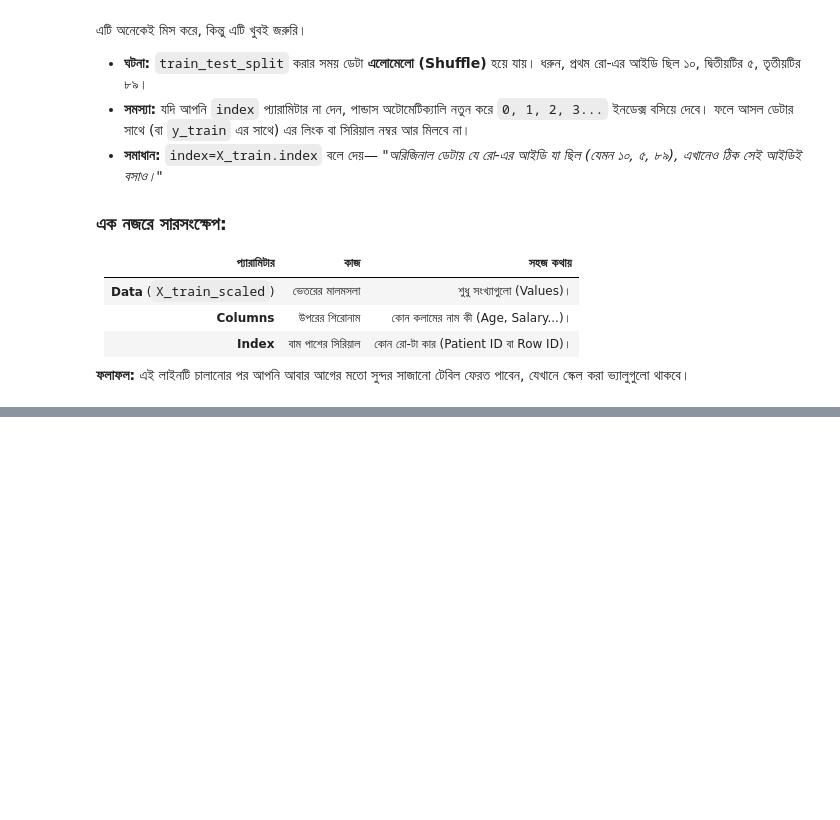
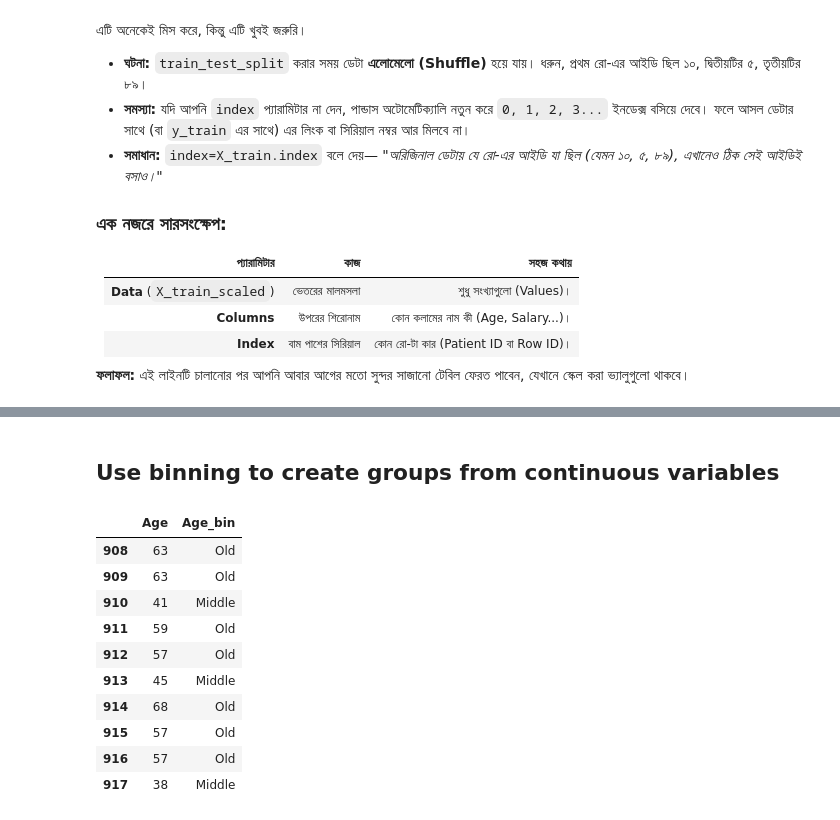
Before and after one commit to coderzaman/Machine-Learning, a Jupyter notebook: Data_Preprocessing_and_Feature_Engineering.ipynb, the cells around one changed output, grey strips where cells are left out. Saved outputs shown, nothing was run; the diff lists cells and outputs as text; code cells hidden in the pictures; blank space fills up the shorter version.

```diff
--- a/Data_Preprocessing_and_Feature_Engineering.ipynb
+++ b/Data_Preprocessing_and_Feature_Engineering.ipynb
@@ -504,0 +771,25 @@ NumPy Array তে কোনো কলামের নাম (যেমন: 'Age
+# %% [markdown]
+## **Use binning to create groups from continuous variables**
+# %%
+# Binning Age into categories (Young, Middle, Old)
+
+df_encoded["Age_bin"] = pd.cut(
+    df_encoded["Age"],
+    bins=[0, 30, 50, 100],
+    labels=["Young", "Middle", "Old"],
+    include_lowest=True
+)
+
+display(df_encoded[["Age", "Age_bin"]].tail(10))
+# %% [output]
+|  | Age | Age_bin |
+| 908 | 63 | Old |
+| 909 | 63 | Old |
+| 910 | 41 | Middle |
+| 911 | 59 | Old |
+| 912 | 57 | Old |
+| 913 | 45 | Middle |
+| 914 | 68 | Old |
+| 915 | 57 | Old |
+| 916 | 57 | Old |
+| 917 | 38 | Middle |
```
Also changed, not shown: parts of 20 cells of this notebook.
